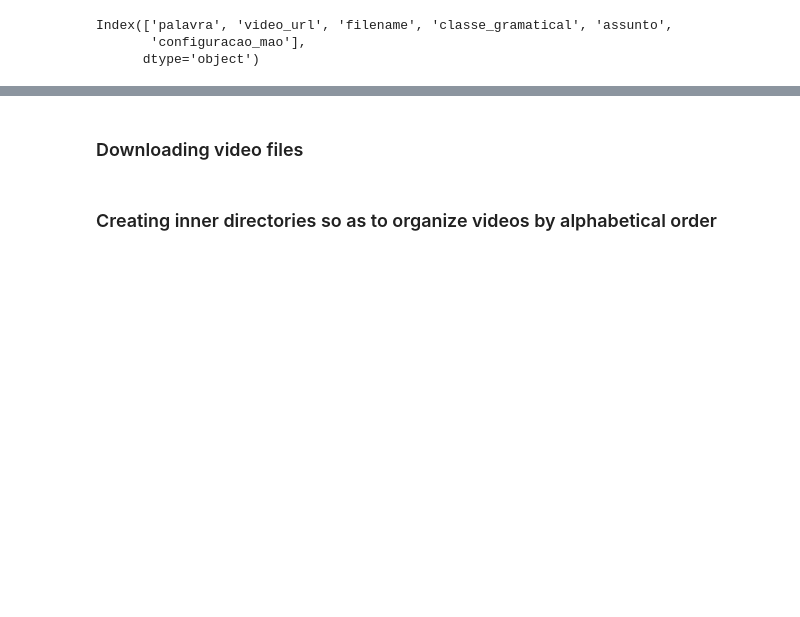
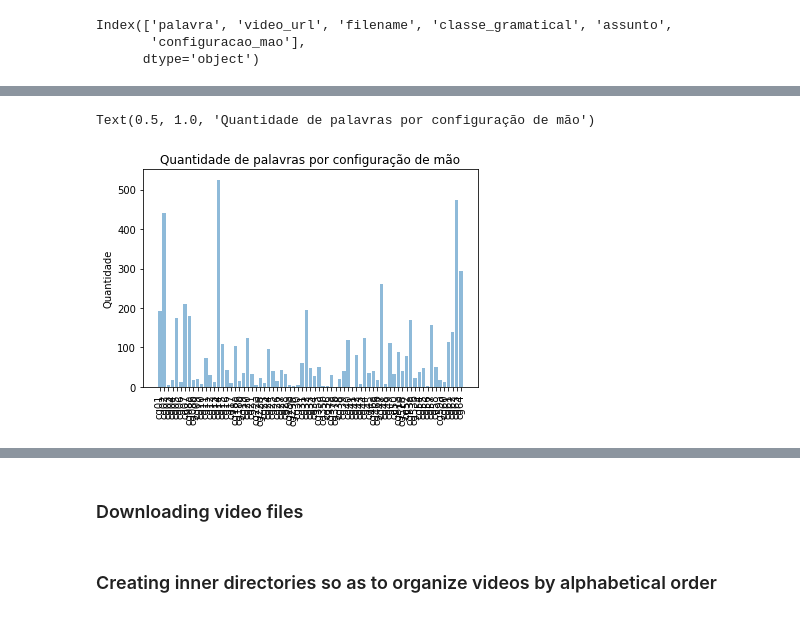
Before and after one commit to fabianaferreira/final-project-src, a Jupyter notebook: Crawler/CrawlerFunctions.ipynb, the cells around one changed output, grey strips where cells are left out. Drawn from its saved outputs; the diff is of its cells as text; code cells hidden in the pictures; blank space fills up the shorter version.

```diff
--- a/Crawler/CrawlerFunctions.ipynb
+++ b/Crawler/CrawlerFunctions.ipynb
@@ -30,4 +31,7 @@ csv['palavra'] = (csv['palavra']).str.rsplit('.', 1).map(lambda x: x[0])
 csv.to_csv('processedAnnotations.csv', index=False)
 # %%
 csv2 = csv.copy()
-csv2 = csv2.drop(['video_url', 'configuracao_mao', 'filename'], axis=1)
+csv2['len_palavra'] = csv2['palavra'].map(lambda x:len(x))
+csv2 = csv2[csv2['len_palavra'] > 0]
+csv2 = csv2.drop(['video_url', 'configuracao_mao', 'filename', 'len_palavra'], axis=1)
+csv2['letra'] = csv2['palavra'].map(lambda x:x[0])
@@ -33,0 +57,13 @@ csv2 = csv2.drop(['video_url', 'configuracao_mao', 'filename'], axis=1)
+# %%
+countCM = csv2.groupby(['CM']).count()['palavra']
+countCM.to_csv('countWordsPerCM.csv')
+# %%
+%matplotlib inline
+y_pos = np.arange(len(countCM))
+plt.bar(y_pos, countCM.values, align='center', alpha=0.5)
+plt.xticks(y_pos, countCM.index, rotation='vertical')
+plt.ylabel('Quantidade')
+plt.title('Quantidade de palavras por configuração de mão')
+# %% [output]
+Text(0.5, 1.0, 'Quantidade de palavras por configuração de mão')
+[figure, added]
```
Also changed, not shown: parts of 6 cells of this notebook, 2 other files.
